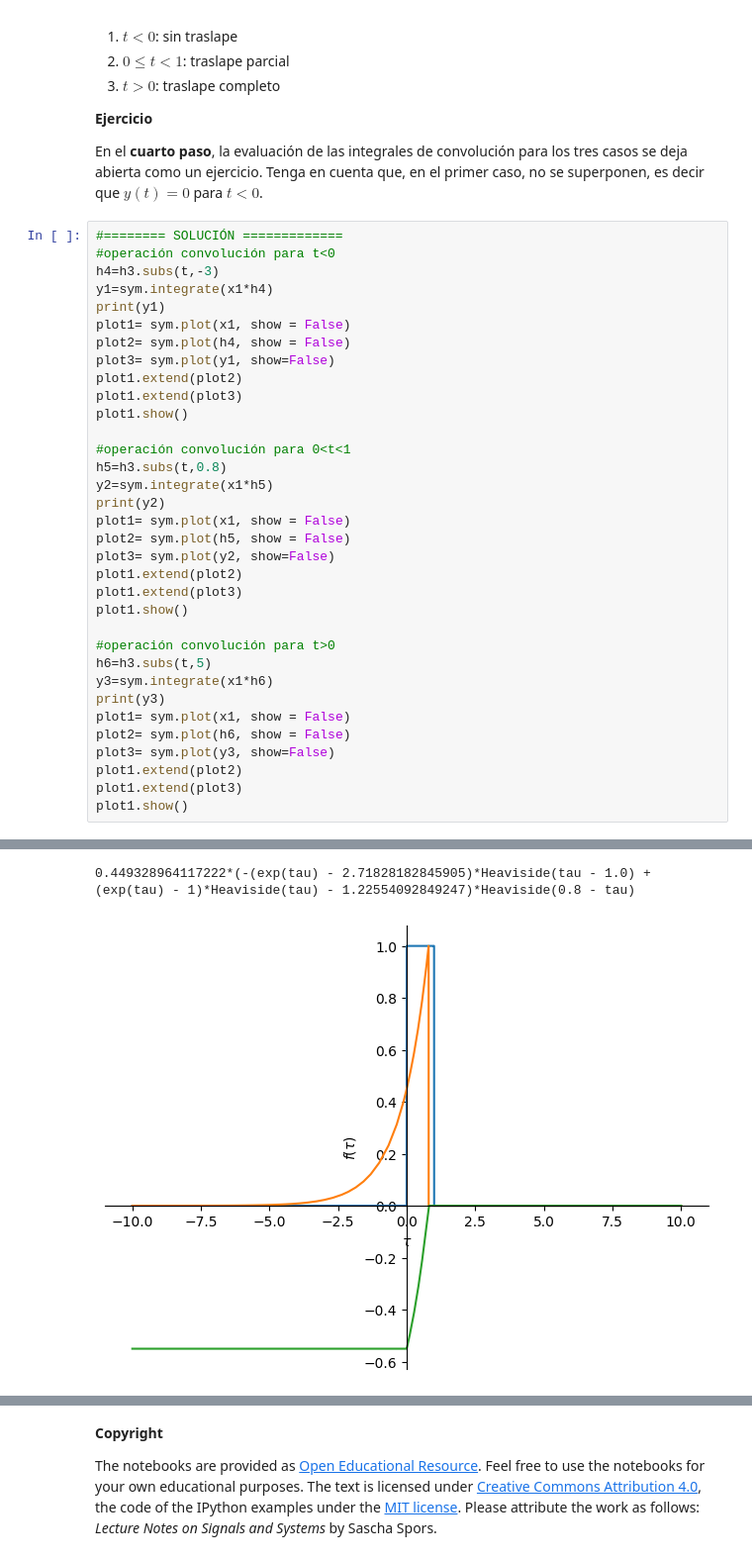
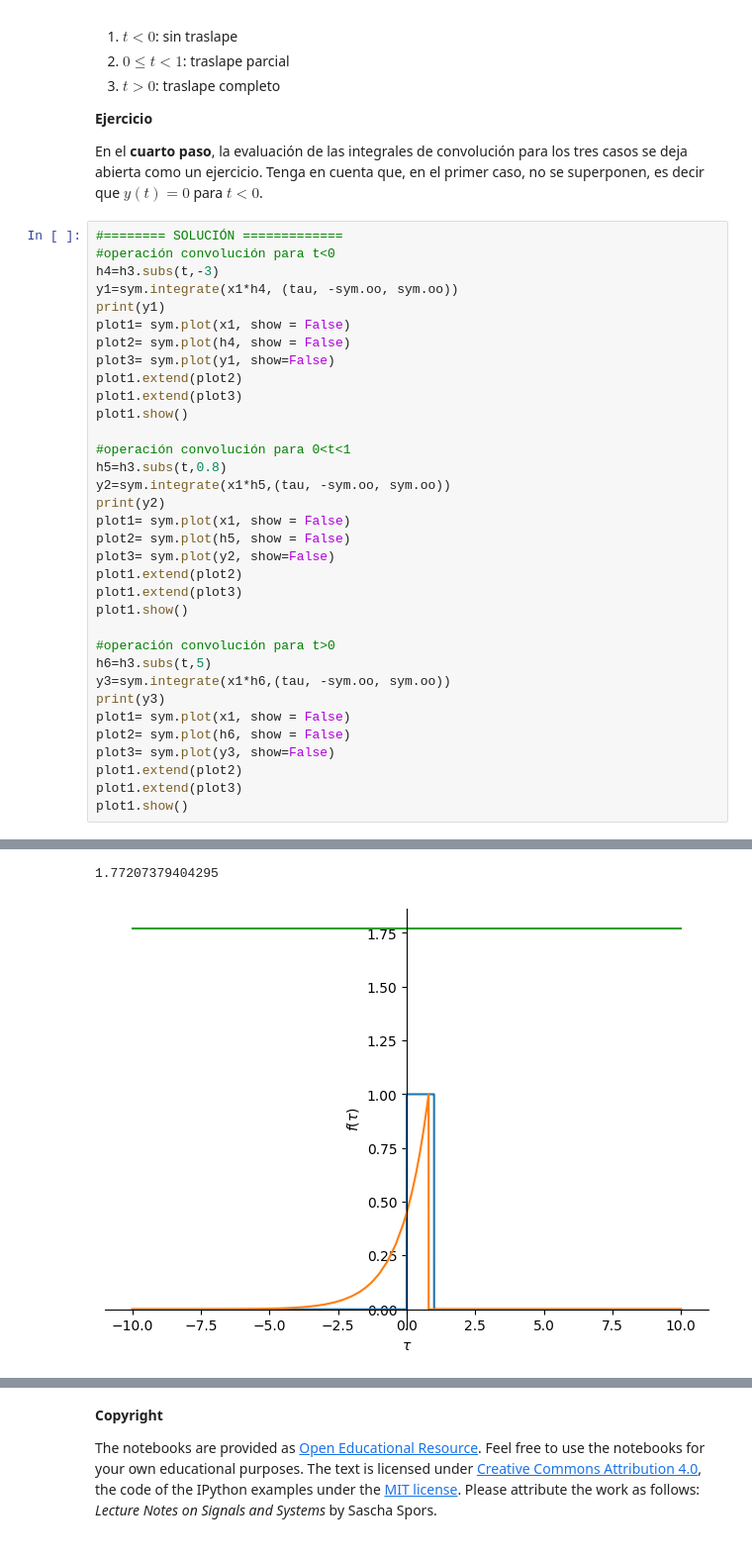
Before and after one commit to JulianDR26/Se-ales-y-Sistemas-2024-1S, a Jupyter notebook: CONVOLUCIÓN_EJERCICIO.ipynb, the cells around one changed output, grey strips where cells are left out. Shown at 99% size. Saved outputs shown, nothing was run; the diff lists cells and outputs as text.

```diff
--- a/CONVOLUCIÓN_EJERCICIO.ipynb
+++ b/CONVOLUCIÓN_EJERCICIO.ipynb
@@ -150,7 +150,7 @@ En el **cuarto paso**, la evaluación de las integrales de convolución para los
 #======== SOLUCIÓN =============
 #operación convolución para t<0
 h4=h3.subs(t,-3)
-y1=sym.integrate(x1*h4)
+y1=sym.integrate(x1*h4, (tau, -sym.oo, sym.oo))
 print(y1)
 plot1= sym.plot(x1, show = False)
 plot2= sym.plot(h4, show = False)
@@ -161,7 +161,7 @@ plot1.show()
 
 #operación convolución para 0<t<1
 h5=h3.subs(t,0.8)
-y2=sym.integrate(x1*h5)
+y2=sym.integrate(x1*h5,(tau, -sym.oo, sym.oo))
 print(y2)
 plot1= sym.plot(x1, show = False)
 plot2= sym.plot(h5, show = False)
@@ -172,7 +172,7 @@ plot1.show()
 
 #operación convolución para t>0
 h6=h3.subs(t,5)
-y3=sym.integrate(x1*h6)
+y3=sym.integrate(x1*h6,(tau, -sym.oo, sym.oo))
 print(y3)
 plot1= sym.plot(x1, show = False)
 plot2= sym.plot(h6, show = False)
@@ -185,3 +185,3 @@ plot1.show()
 [figure]
-0.449328964117222*(-(exp(tau) - 2.71828182845905)*Heaviside(tau - 1.0) + (exp(tau) - 1)*Heaviside(tau) - 1.22554092849247)*Heaviside(0.8 - tau)
+1.77207379404295
-[figure, old version]
+[figure, new version]
```
Also changed, not shown: parts of 1 cell of this notebook.
